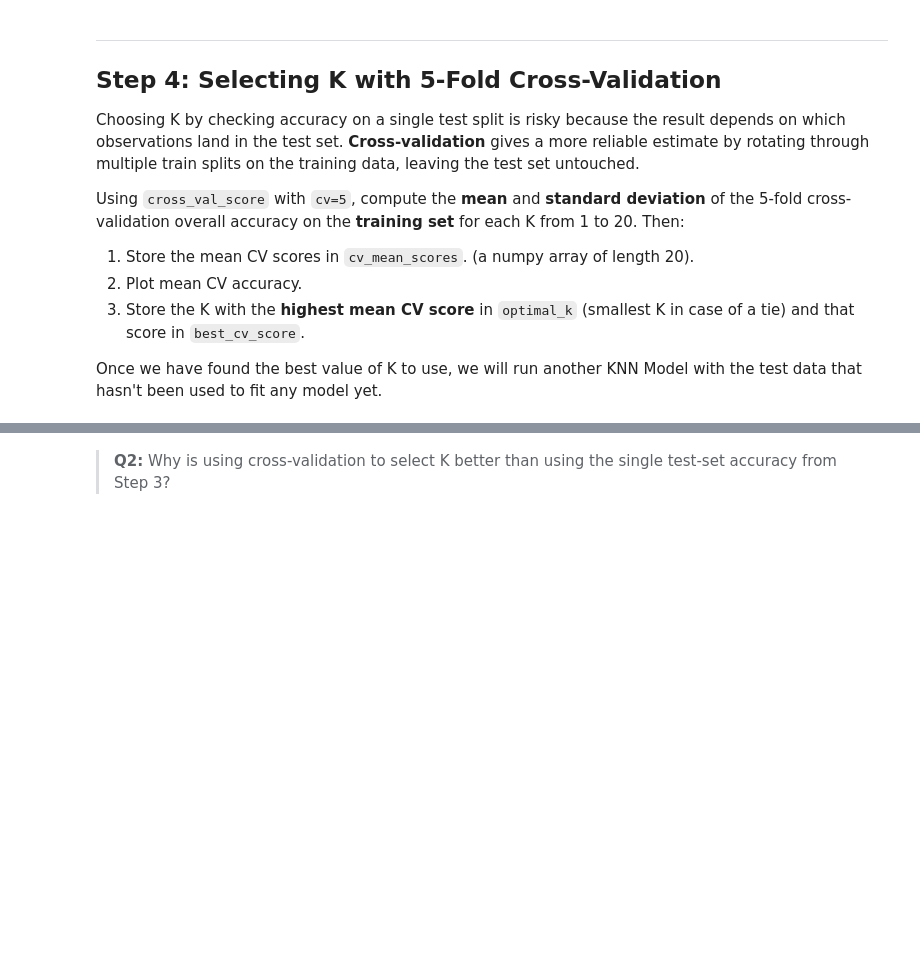
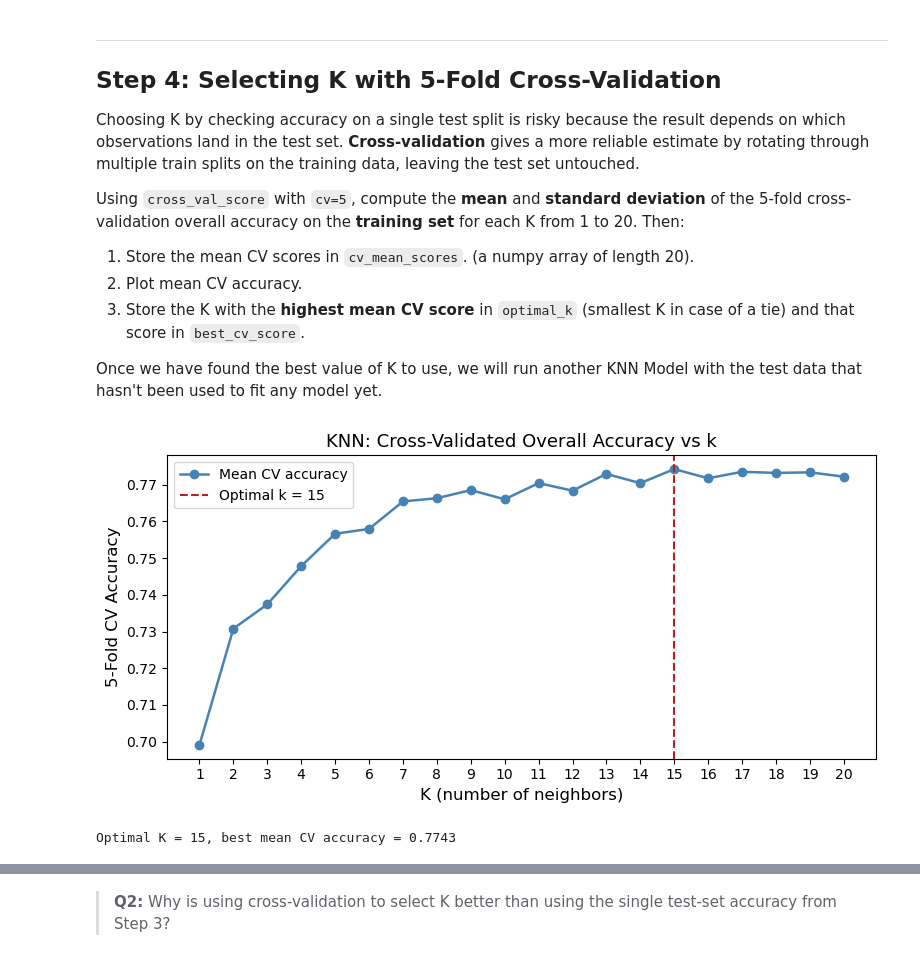
Before and after one commit to jwonyk/eds-232-hw2, a Jupyter notebook: hw2-task2.ipynb, the cells around one changed output, grey strips where cells are left out. Saved outputs shown, nothing was run; the diff lists cells and outputs as text; code cells hidden in the pictures; blank space fills up the shorter version.

Commit message:
Add baseline KNN model and find best K using CV for Task 2

````diff
--- a/hw2-task2.ipynb
+++ b/hw2-task2.ipynb
@@ -184,9 +183,16 @@ acc = accuracy_score(y_test, y_pred)  # 4. evaluate
 ```
 We'll use k = 3 here as a baseline, then use cross-validation in Step 4 to find the optimal k.
 # %%
-knn3 = ...
+# Create KNN model with 3 neighbors
+knn3 = KNeighborsClassifier(n_neighbors = 3)
 
-y_pred_knn3   = ...
-knn3_accuracy = ...
+# Fit model on training data
+knn3.fit(X_train, y_train)
+
+# Predict asthma-risk class
+y_pred_knn3   = knn3.predict(X_test)
+
+# Calculate test accuracy
+knn3_accuracy = accuracy_score(y_test, y_pred_knn3)
 
 print(f'KNN (K=3) test accuracy: {knn3_accuracy:.4f}')
@@ -206,26 +216,42 @@ Using `cross_val_score` with `cv=5`, compute the **mean** and **standard deviati
 
 Once we have found the best value of K to use, we will run another KNN Model with the test data that hasn't been used to fit any model yet.
 # %%
-k_values       = ...
-cv_mean_scores = ...
+# Try K values from 1 to 20
+k_values       = np.arange(1, 21)
 
+# Store average CV accuracy for each K
+cv_mean_scores = np.array([
+    cross_val_score(
+        KNeighborsClassifier(n_neighbors = k),
+        X_train,
+        y_train,
+        cv = 5,
+        scoring = "accuracy"
+    ).mean()
+    for k in k_values
+])
 
+# Select K with highest average CV accuracy
+optimal_k     = k_values[np.argmax(cv_mean_scores)]
 
-optimal_k     = ...
-best_cv_score = ...
+# Store best CV score
+best_cv_score = cv_mean_scores.max()
 
 # Visualize optimal k
-fig, ax = plt.subplots(figsize=(8, 4))
-ax.plot(k_values, cv_mean_scores, marker='o', color='steelblue', linewidth=1.8, label='Mean CV accuracy')
-ax.axvline(optimal_k, color='firebrick', linestyle='--', label=f'Optimal k = {optimal_k}')
-ax.set_xlabel('K (number of neighbors)', fontsize=12)
-ax.set_ylabel('5-Fold CV Accuracy', fontsize=12)
-ax.set_title('KNN: Cross-Validated Overall Accuracy vs k', fontsize=13)
+fig, ax = plt.subplots(figsize = (8, 4))
+ax.plot(k_values, cv_mean_scores, marker = 'o', color = 'steelblue', linewidth = 1.8, label = 'Mean CV accuracy')
+ax.axvline(optimal_k, color = 'firebrick', linestyle = '--', label = f'Optimal k = {optimal_k}')
+ax.set_xlabel('K (number of neighbors)', fontsize = 12)
+ax.set_ylabel('5-Fold CV Accuracy', fontsize = 12)
+ax.set_title('KNN: Cross-Validated Overall Accuracy vs k', fontsize = 13)
 ax.xaxis.set_major_locator(mticker.MultipleLocator(1))
 ax.legend()
 plt.tight_layout()
 plt.show()
 
-print(f'Optimal K = {optimal_k},  best mean CV accuracy = {best_cv_score:.4f}')
+print(f'Optimal K = {optimal_k}, best mean CV accuracy = {best_cv_score:.4f}')
+# %% [output]
+[figure, added]
+Optimal K = 15, best mean CV accuracy = 0.7743
 # %%
 grader.check("q5")
````
Also changed, not shown: parts of 7 cells of this notebook.
